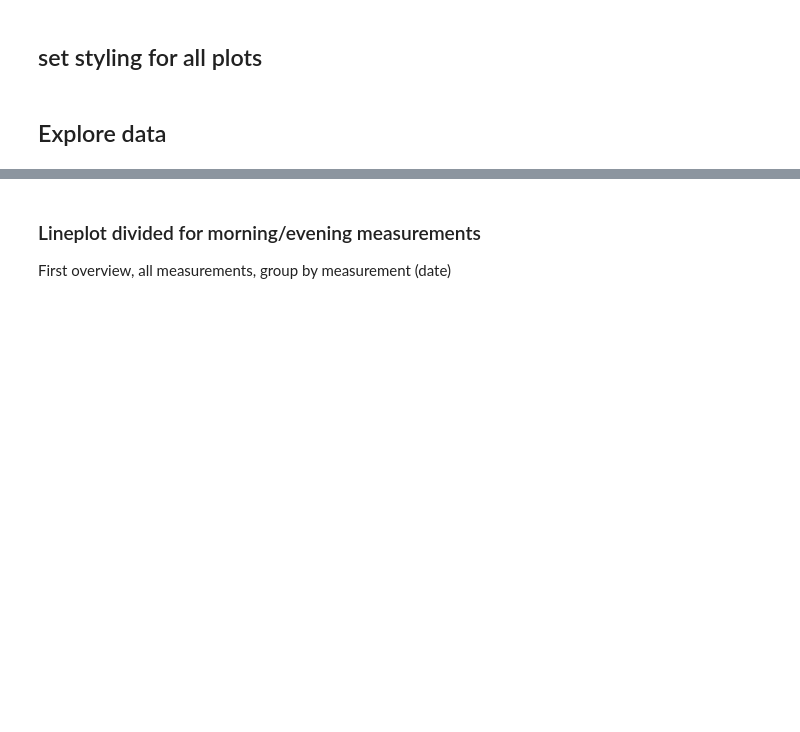
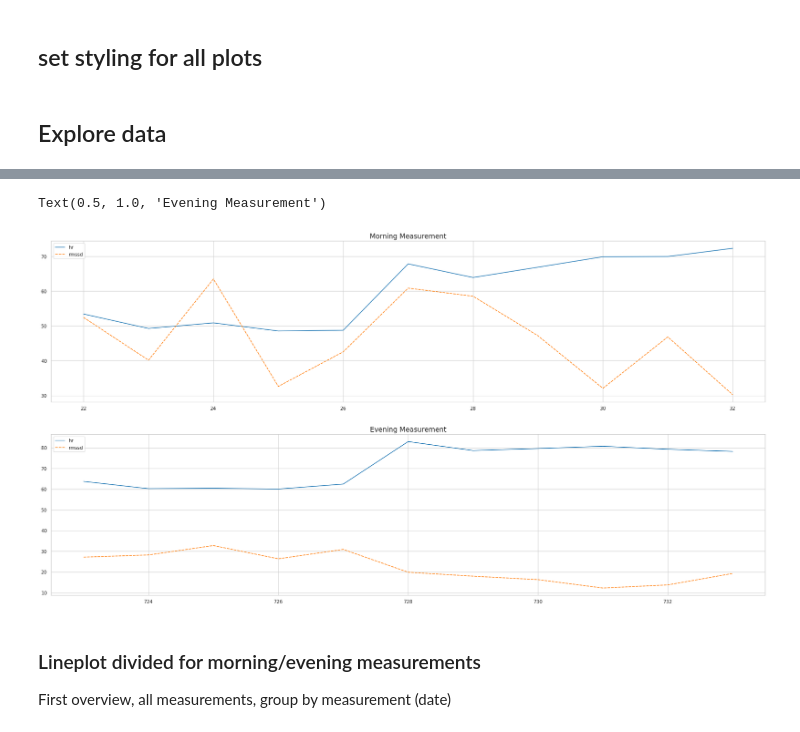
Before and after one commit to ChristianKoplenig/hrv_public, a Jupyter notebook: daily_hrv.ipynb, the cells around one changed output, grey strips where cells are left out. Cells and saved outputs as stored; diff of their text form; code cells hidden in the pictures; blank space fills up the shorter version.

```diff
--- a/daily_hrv.ipynb
+++ b/daily_hrv.ipynb
@@ -147,3 +153,15 @@ select_measurement_idx1
+# %%
+fig, axes = plt.subplots(nrows=2, ncols=1, figsize=(30,15) )
+
+sns.lineplot(data=idx0_lastMeasurement[['hr', 'rmssd']],
+             ax=axes[0])
+sns.lineplot(data=idx1_lastMeasurement[['hr', 'rmssd']],
+             ax=axes[1])
+axes[0].set_title("Morning Measurement", fontsize=16)
+axes[1].set_title("Evening Measurement", fontsize=16)
+# %% [output]
+Text(0.5, 1.0, 'Evening Measurement')
+[figure, added]
 # %% [markdown]
 ### Lineplot divided for morning/evening measurements
 First overview, all measurements, group by measurement (date)
```
Also changed, not shown: parts of 6 cells of this notebook.
